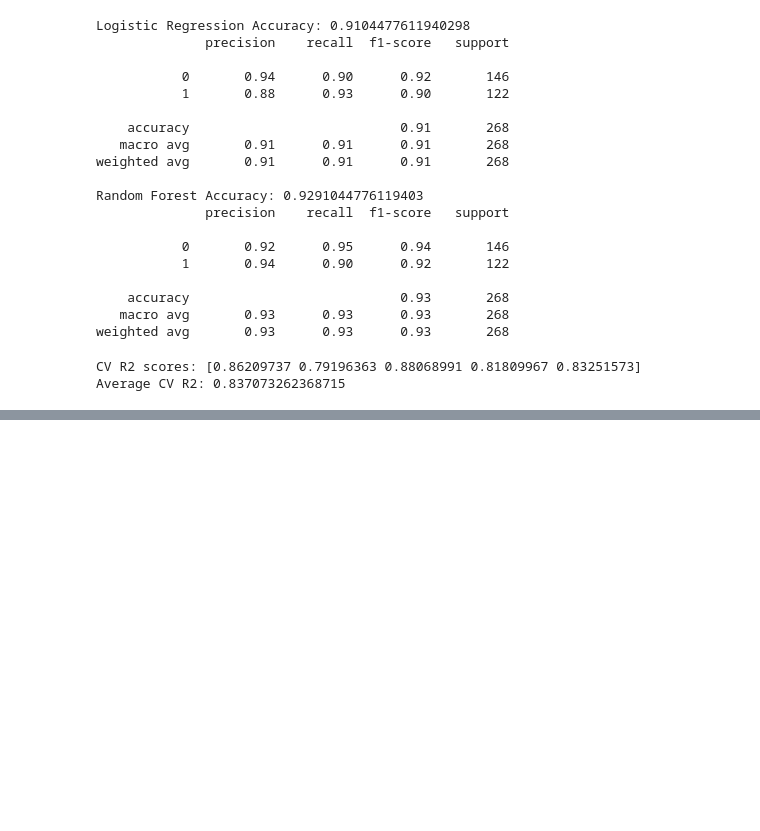
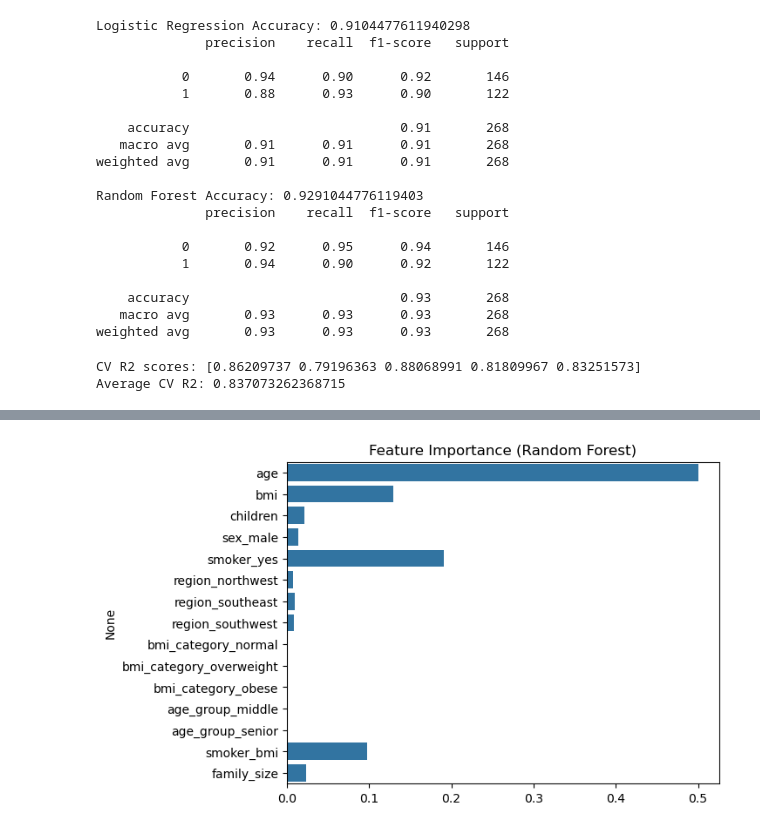
Before and after one commit to bmatlani8/insurance-cost-analysis, a Jupyter notebook: DATA200FinalProject.ipynb, the cells around one changed output, grey strips where cells are left out. Saved outputs shown, nothing was run; the diff lists cells and outputs as text; code cells hidden in the pictures; blank space fills up the shorter version.

```diff
--- a/DATA200FinalProject.ipynb
+++ b/DATA200FinalProject.ipynb
@@ -316,0 +350,13 @@ Average CV R2: 0.837073262368715
+# %%
+#feature importance plot
+
+importances = rf.feature_importances_
+feature_names = X.columns
+
+sns.barplot(x=importances, y=feature_names)
+plt.title("Feature Importance (Random Forest)")
+plt.show()y, which could also affect insurance costs.
+
+#output analysis: age is most influential factor, then is smoking status and BMI, lifestyle and age play a huge role in medical costs.
+# %% [output]
+[figure, added]
```
Also changed, not shown: parts of 16 cells of this notebook.
